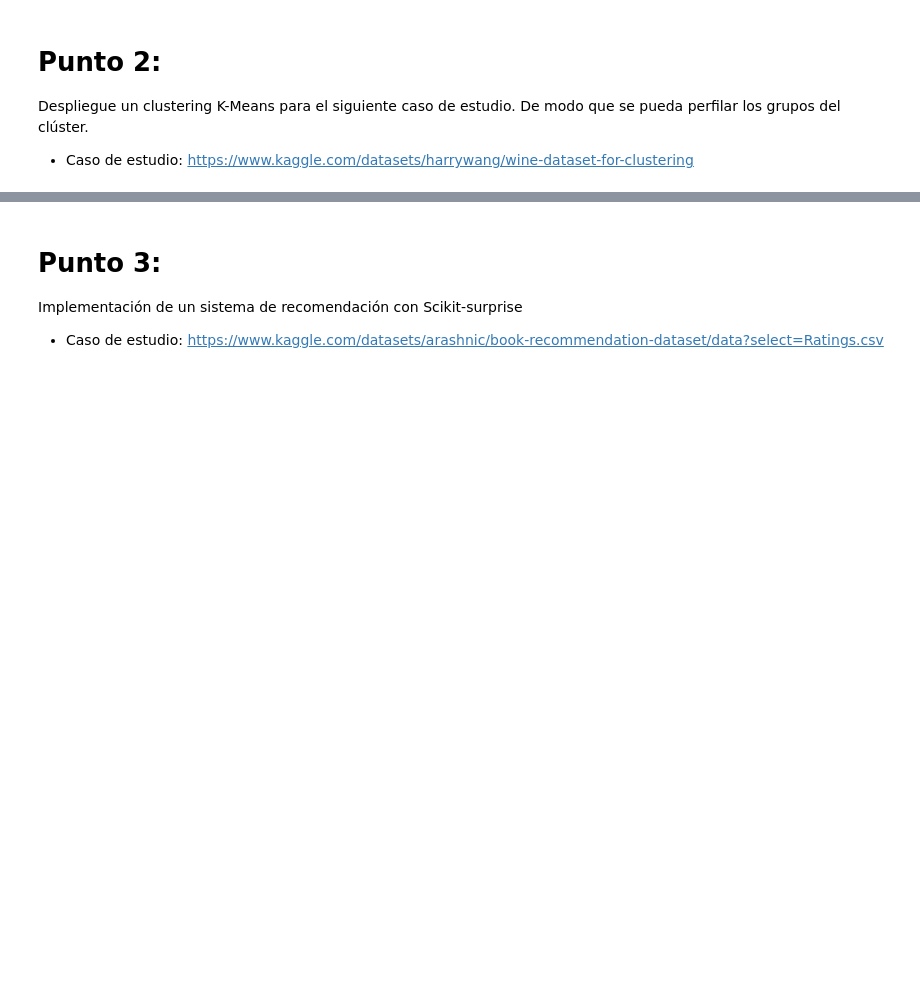
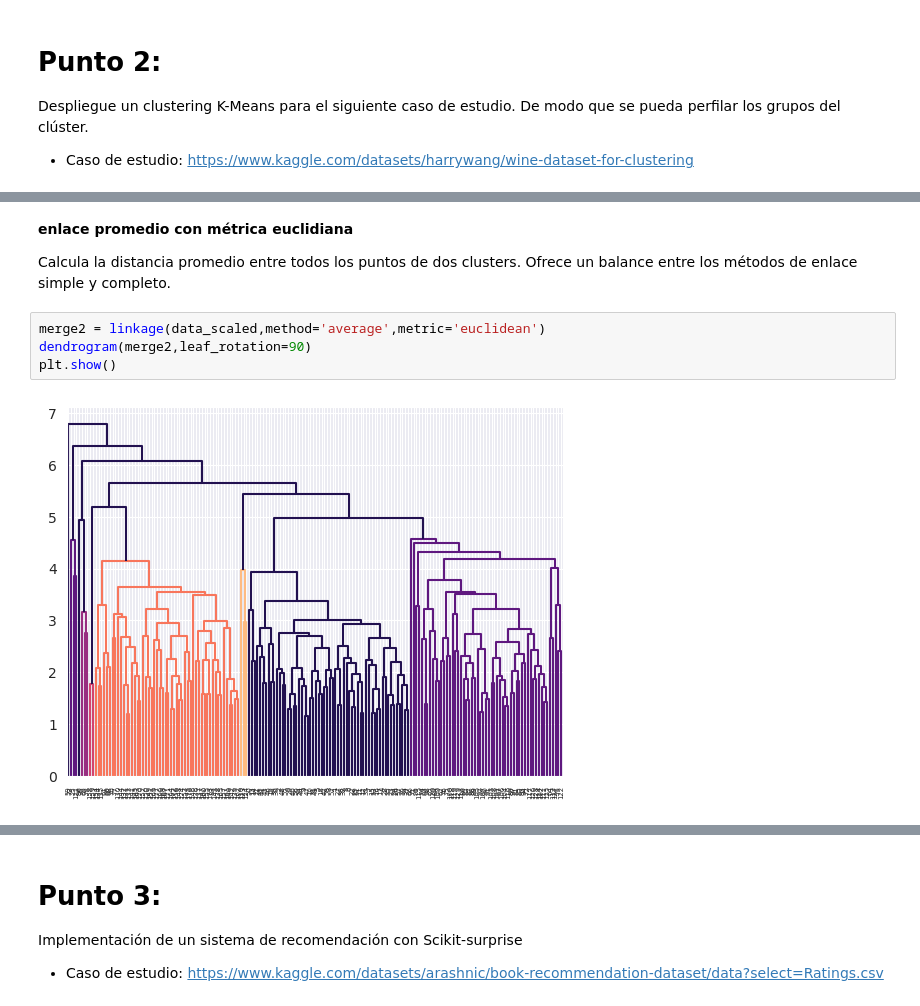
Before and after one commit to TalentoTech-IAA-2024/proyecto, a Jupyter notebook: Parte_1-3_Proyecto.ipynb, the cells around one changed output, grey strips where cells are left out. Drawn from its saved outputs; the diff is of its cells as text; blank space fills up the shorter version.

```diff
--- a/Parte_1-3_Proyecto.ipynb
+++ b/Parte_1-3_Proyecto.ipynb
@@ -408,0 +613,10 @@ Despliegue un clustering K-Means para el siguiente caso de estudio. De modo que
+# %% [markdown]
+**enlace promedio con métrica euclidiana**
+
+Calcula la distancia promedio entre todos los puntos de dos clusters. Ofrece un balance entre los métodos de enlace simple y completo.
+# %%
+merge2 = linkage(data_scaled,method='average',metric='euclidean')
+dendrogram(merge2,leaf_rotation=90)
+plt.show()
+# %% [output]
+[figure, added]
```
Also changed, not shown: parts of 30 cells of this notebook, 1 other file.
